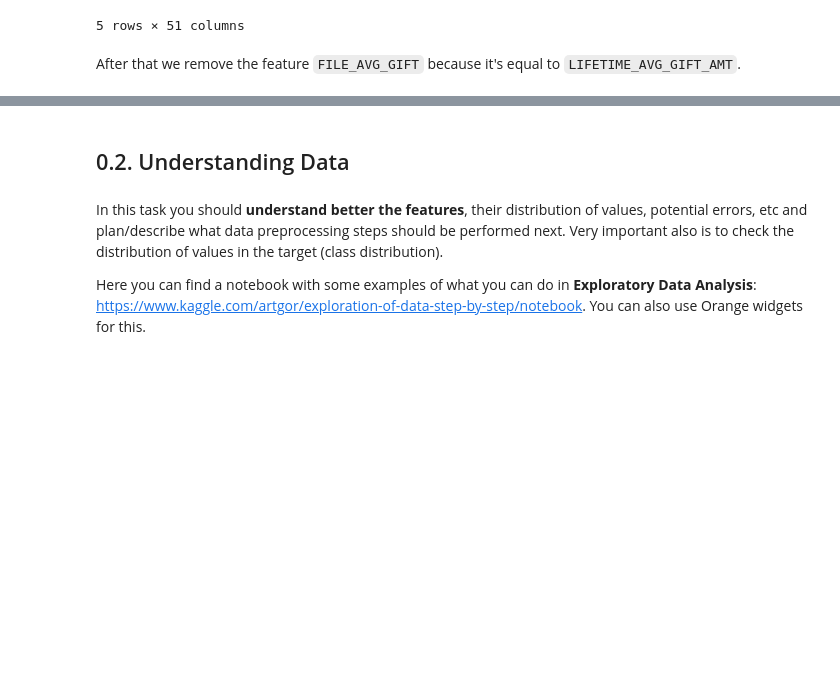
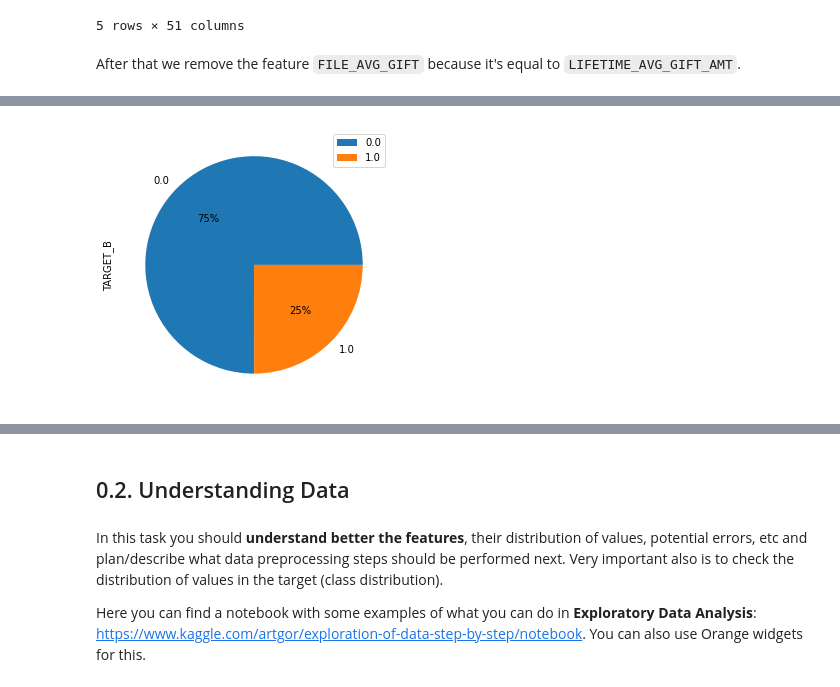
Before and after one commit to F-Madruga/Donation_Dataset_Predictions_FCUL, a Jupyter notebook: AA_202021_Project.ipynb, the cells around one changed output, grey strips where cells are left out. Cells and saved outputs as stored; diff of their text form; code cells hidden in the pictures; blank space fills up the shorter version.

```diff
--- a/AA_202021_Project.ipynb
+++ b/AA_202021_Project.ipynb
@@ -264,0 +288,4 @@ table_X, table_y, features, target_name = load_data(df.drop(df.index[df['DONOR_A
+# %%
+show_balance(df, 'TARGET_B')
+# %% [output]
+[figure, added]
```
Also changed, not shown: parts of 25 cells of this notebook.
